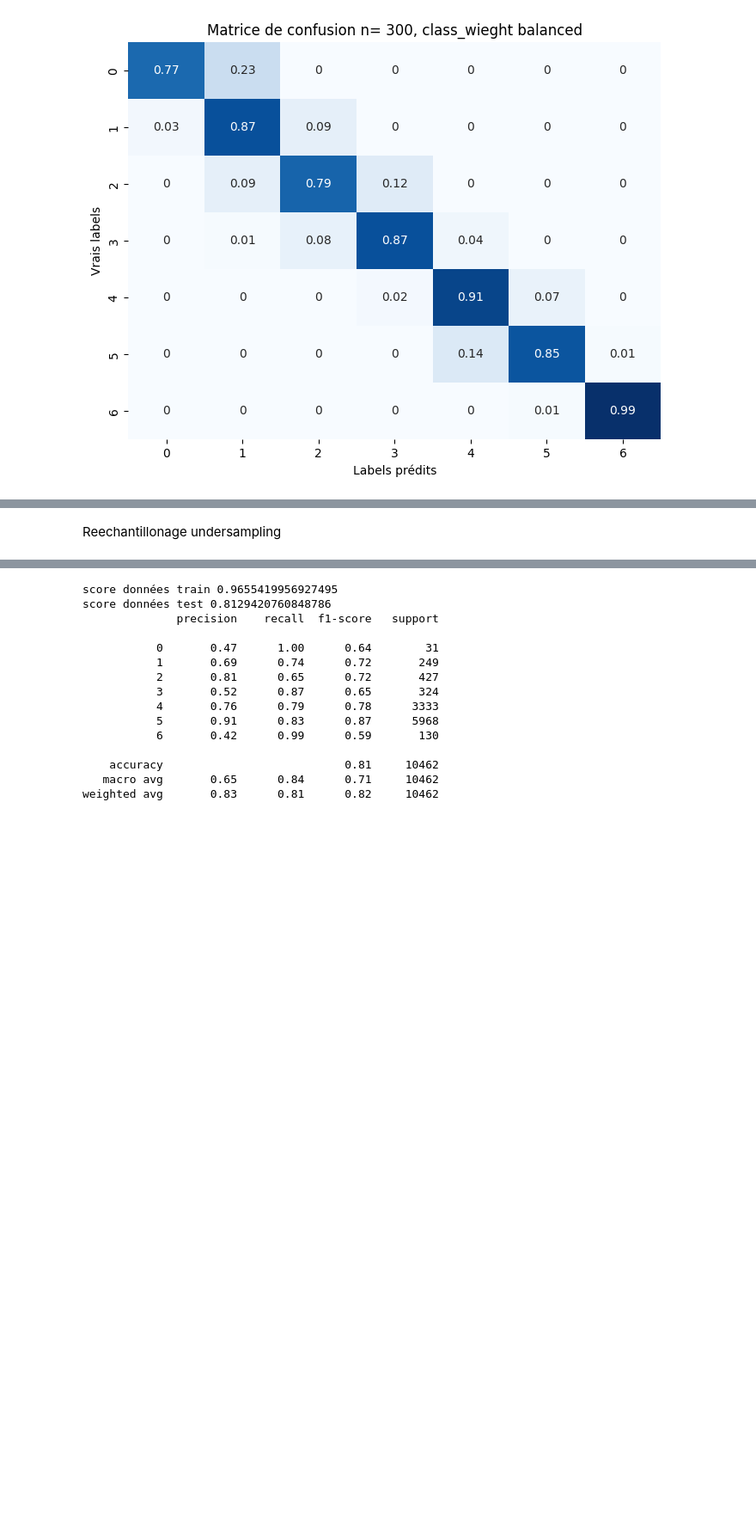
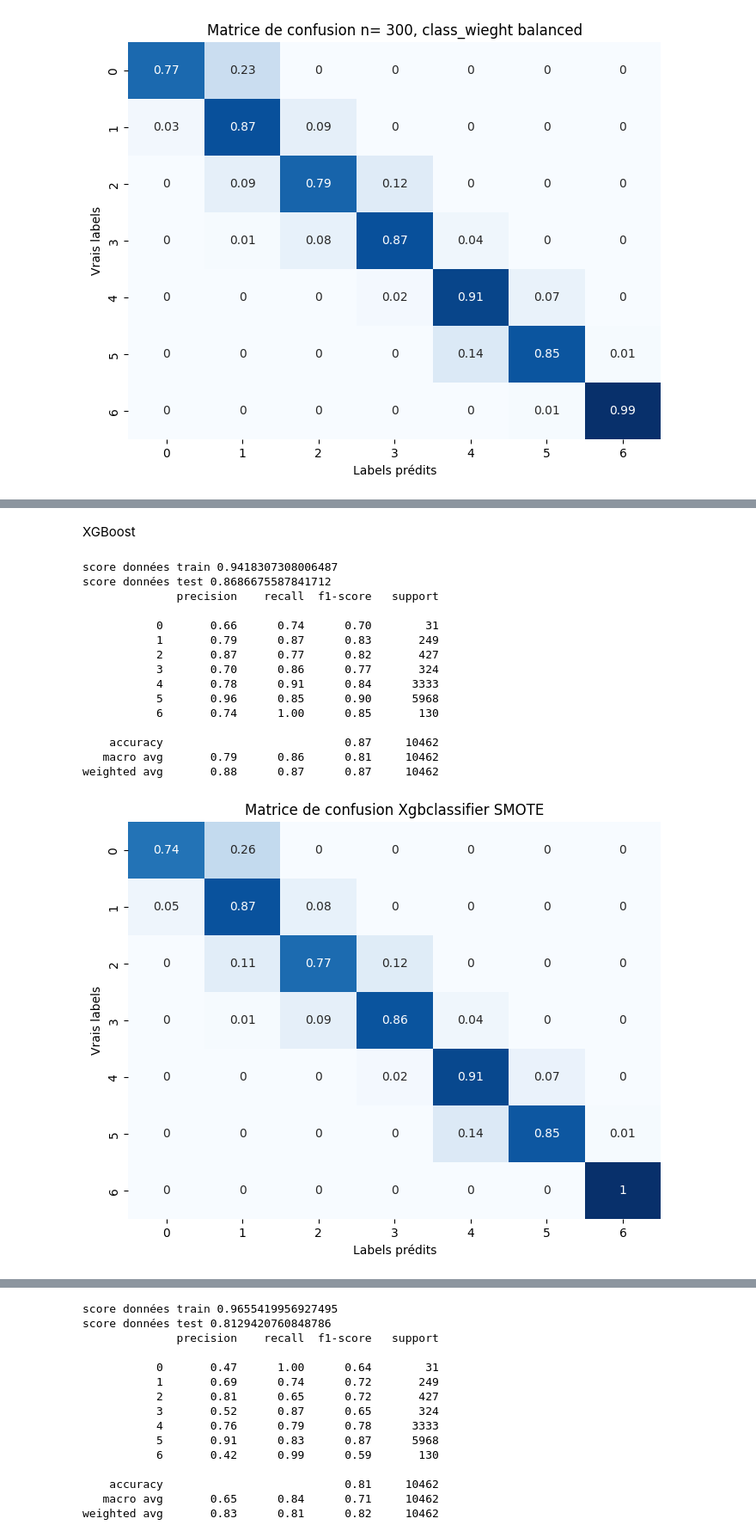
Before and after one commit to DataScientest-Studio/dec24_bds_co2, a Jupyter notebook: notebooks/Premiers_modeles.ipynb, the cells around one changed output, grey strips where cells are left out. Shown at 86% size. Cells and saved outputs as stored; diff of their text form; code cells hidden in the pictures; blank space fills up the shorter version.

```diff
--- a/notebooks/Premiers_modeles.ipynb
+++ b/notebooks/Premiers_modeles.ipynb
@@ -342,4 +356,43 @@ score données test 0.869145478875932
 weighted avg       0.88      0.87      0.87     10462
 [figure]
-# %% [markdown]
-Reechantillonage undersampling
+# %% [markdown]
+XGBoost
+# %%
+
+model = XGBClassifier(eval_metric="merror", use_label_encoder=False)
+
+model.fit(X_train_smote, y_train_smote)
+
+# Prediction
+y_pred = model.predict(X_test_scaled)
+
+# Résultats
+print('score données train', model.score(X_train_smote, y_train_smote))
+print('score données test', model.score(X_test_scaled, y_test))
+print(classification_report(y_test, y_pred))
+
+cnf_matrix = confusion_matrix(y_test, y_pred, normalize='true').round(2)
+
+plt.figure(figsize=(8, 6))
+plt.title("Matrice de confusion Xgbclassifier SMOTE")
+sns.heatmap(cnf_matrix, cmap='Blues', annot=True, cbar=False)
+plt.ylabel('Vrais labels')
+plt.xlabel('Labels prédits')
+plt.show()
+# %% [output]
+score données train 0.9418307308006487
+score données test 0.8686675587841712
+              precision    recall  f1-score   support
+
+           0       0.66      0.74      0.70        31
+           1       0.79      0.87      0.83       249
+           2       0.87      0.77      0.82       427
+           3       0.70      0.86      0.77       324
+           4       0.78      0.91      0.84      3333
+           5       0.96      0.85      0.90      5968
+           6       0.74      1.00      0.85       130
+
+    accuracy                           0.87     10462
+   macro avg       0.79      0.86      0.81     10462
+weighted avg       0.88      0.87      0.87     10462
+[figure, added]
```
Also changed, not shown: parts of 46 cells of this notebook, 10 other files.
